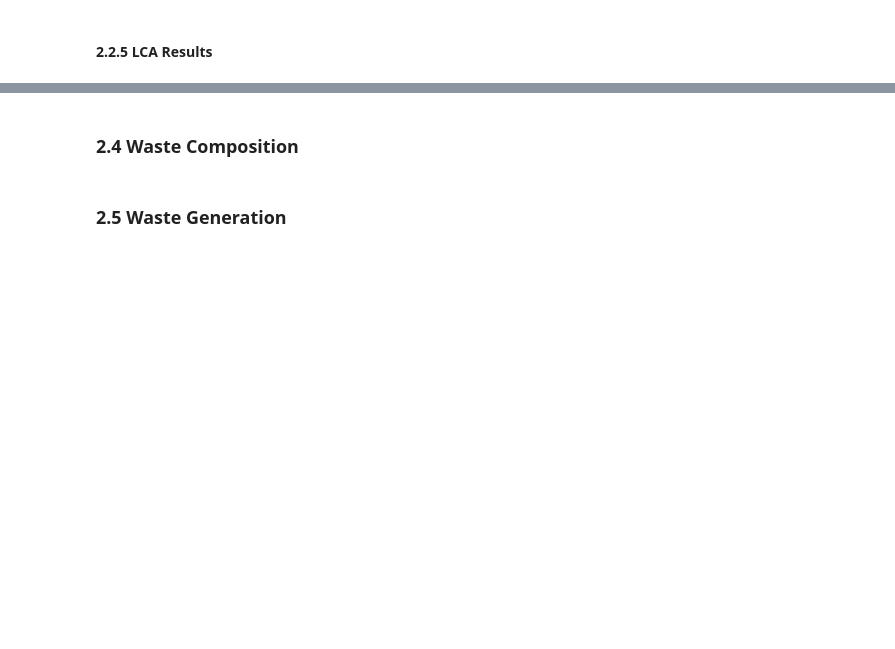
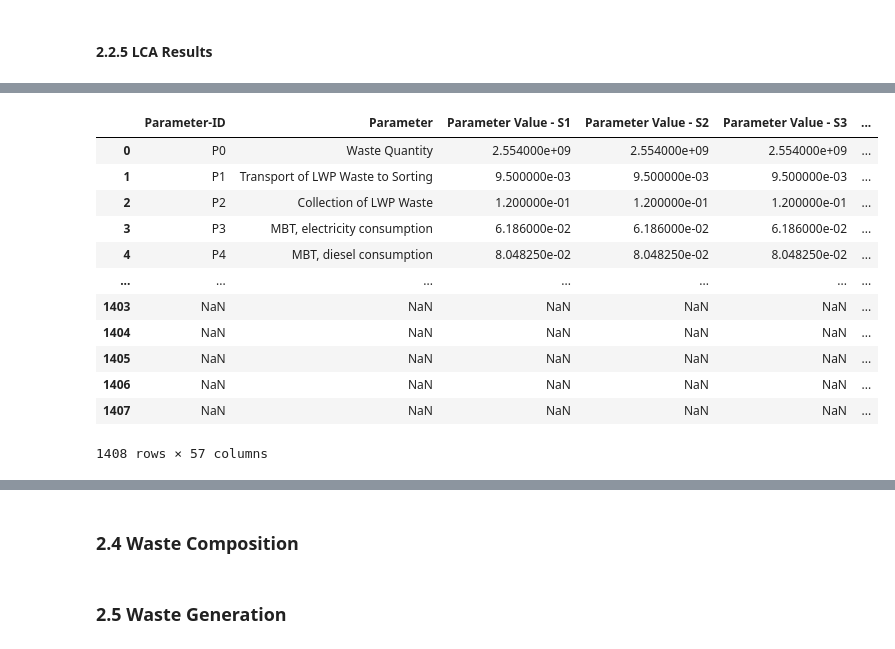
Before and after one commit to SarahSchmidt94/MoEWe, a Jupyter notebook: MoEWe.ipynb, the cells around one changed output, grey strips where cells are left out. Cells and saved outputs as stored; diff of their text form; code cells hidden in the pictures; blank space fills up the shorter version.

```diff
--- a/MoEWe.ipynb
+++ b/MoEWe.ipynb
@@ -1058,0 +1075,16 @@ KeyboardInterrupt:
+# %%
+parameter_df
+# %% [output]
+|  | Parameter-ID | Parameter | Parameter Value - S1 | Parameter Value - S2 | Parameter Value - S3 | ... |
+| 0 | P0 | Waste Quantity | 2.554000e+09 | 2.554000e+09 | 2.554000e+09 | ... |
+| 1 | P1 | Transport of LWP Waste to Sorting | 9.500000e-03 | 9.500000e-03 | 9.500000e-03 | ... |
+| 2 | P2 | Collection of LWP Waste | 1.200000e-01 | 1.200000e-01 | 1.200000e-01 | ... |
+| 3 | P3 | MBT, electricity consumption | 6.186000e-02 | 6.186000e-02 | 6.186000e-02 | ... |
+| 4 | P4 | MBT, diesel consumption | 8.048250e-02 | 8.048250e-02 | 8.048250e-02 | ... |
+| ... | ... | ... | ... | ... | ... | ... |
+| 1403 | NaN | NaN | NaN | NaN | NaN | ... |
+| 1404 | NaN | NaN | NaN | NaN | NaN | ... |
+| 1405 | NaN | NaN | NaN | NaN | NaN | ... |
+| 1406 | NaN | NaN | NaN | NaN | NaN | ... |
+| 1407 | NaN | NaN | NaN | NaN | NaN | ... |
+1408 rows × 57 columns
```
Also changed, not shown: parts of 206 cells of this notebook.
